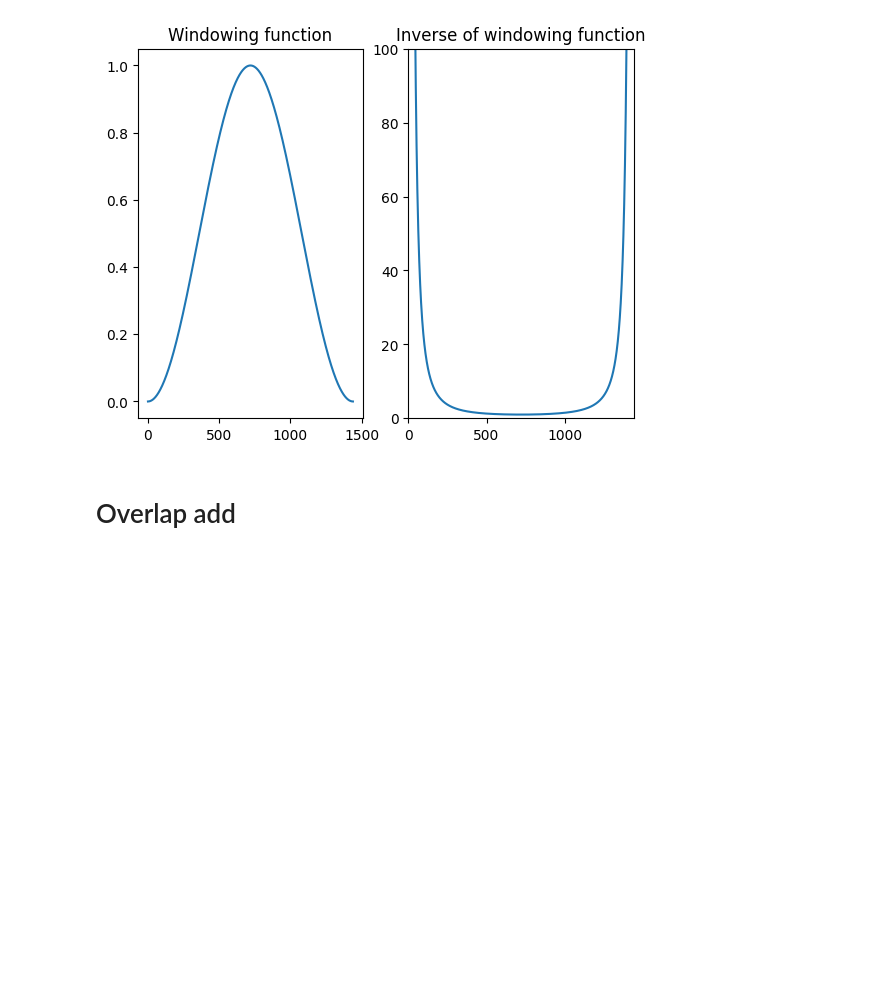
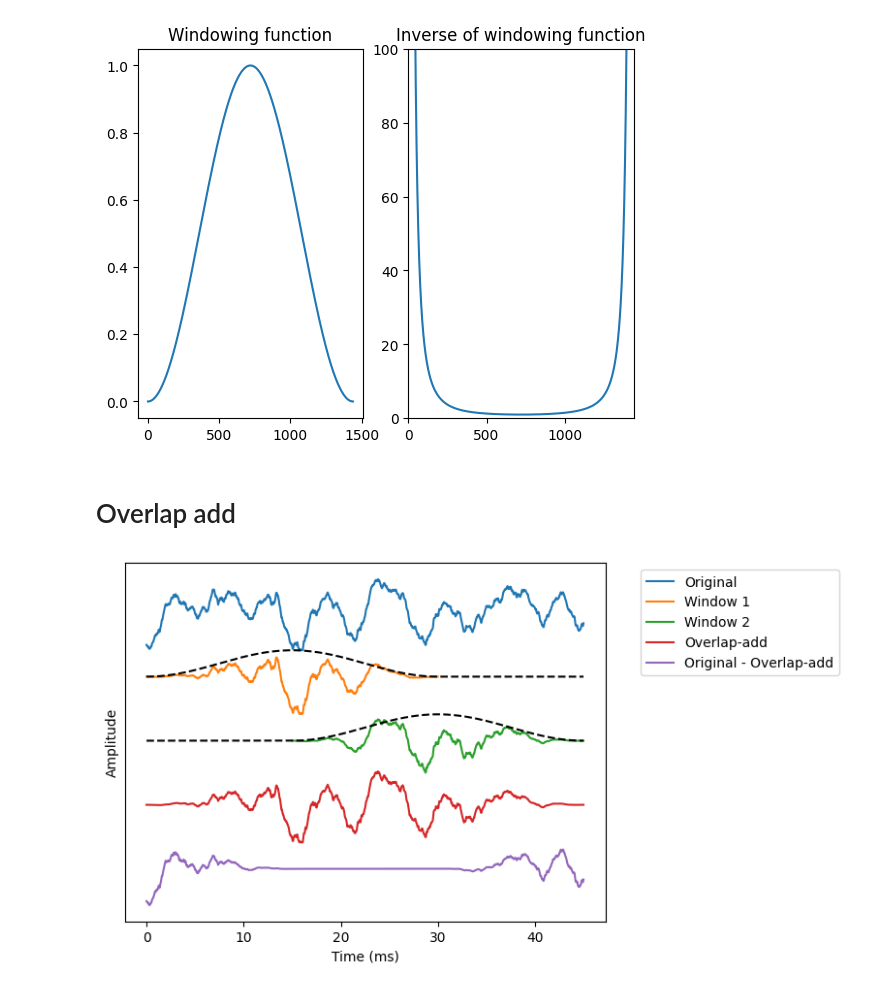
Before and after one commit to HeigatVu/practice-speech-processing, a Jupyter notebook: speech-representations/short-time_processing.ipynb, the cells around one changed output. Drawn from its saved outputs; the diff is of its cells as text; code cells hidden in the pictures; blank space fills up the shorter version.

```diff
--- a/speech-representations/short-time_processing.ipynb
+++ b/speech-representations/short-time_processing.ipynb
@@ -43,13 +43,49 @@ plt.show()
 # %%
 # Choose segment from random position in sample
 starting_position1 = np.random.randint(total_length - window_length - window_step)
 starting_position2 = starting_position1 + window_step
 
+# Extract data
 data_vectorx = data[starting_position1:(starting_position1+window_length+window_step)]
 data_vector1 = data[starting_position1:(starting_position1+window_length), ]
+data_vector2 = data[starting_position2:(starting_position2+window_length), ]
+
+# Window 1
 window1 = data_vector1*windowing_function
 time_vector1 = np.linspace(0, window_length_ms, window_length)
 
-data_vector2 = data[starting_position2:(starting_position2+window_length), ]
+# Window 2
 window2 = data_vector2*windowing_function
 time_vector2 = np.linspace(0, window_length_ms, window_length)+window_step_ms
+
+zero_vector = np.zeros(window_step, )
+time_vectorx = np.linspace(0, window_length_ms+window_step_ms, window_length+window_step)
+window1x = np.concatenate((window1, zero_vector))
+window2x = np.concatenate((zero_vector, window2))
+
+window_fn1 = np.concatenate((windowing_function, zero_vector))
+window_fn2 = np.concatenate((zero_vector, windowing_function))
+window_scale = np.max(np.abs(data_vectorx))*0.7
+window_fn1 *= window_scale
+window_fn2 *= window_scale
+
+# Overlap add
+window_ola = window1x + window2x
+
+display_shift = np.max(np.abs(data_vector1))*1.7
+
+fig, ax = plt.subplots()
+ax.plot(time_vectorx, data_vectorx, label="Original")
+ax.plot(time_vector1, window1-display_shift, label="Window 1")
+ax.plot(time_vector2, window2-display_shift*2, label="Window 2")
+ax.plot(time_vectorx, window_ola-display_shift*3, label="Overlap-add")
+ax.plot(time_vectorx, data_vectorx-window_ola-display_shift*4, label="Original - Overlap-add")
+ax.plot(time_vectorx, window_fn1-display_shift, "k--")
+ax.plot(time_vectorx, window_fn2-display_shift*2, "k--")
+ax.legend(bbox_to_anchor=(1.5, 1), loc="upper right")
+ax.set_xlabel("Time (ms)")
+ax.set_ylabel("Amplitude")
+ax.set_yticks([])
+plt.show()
+# %% [output]
+[figure, added]
```
Also changed, not shown: parts of 4 cells of this notebook.
